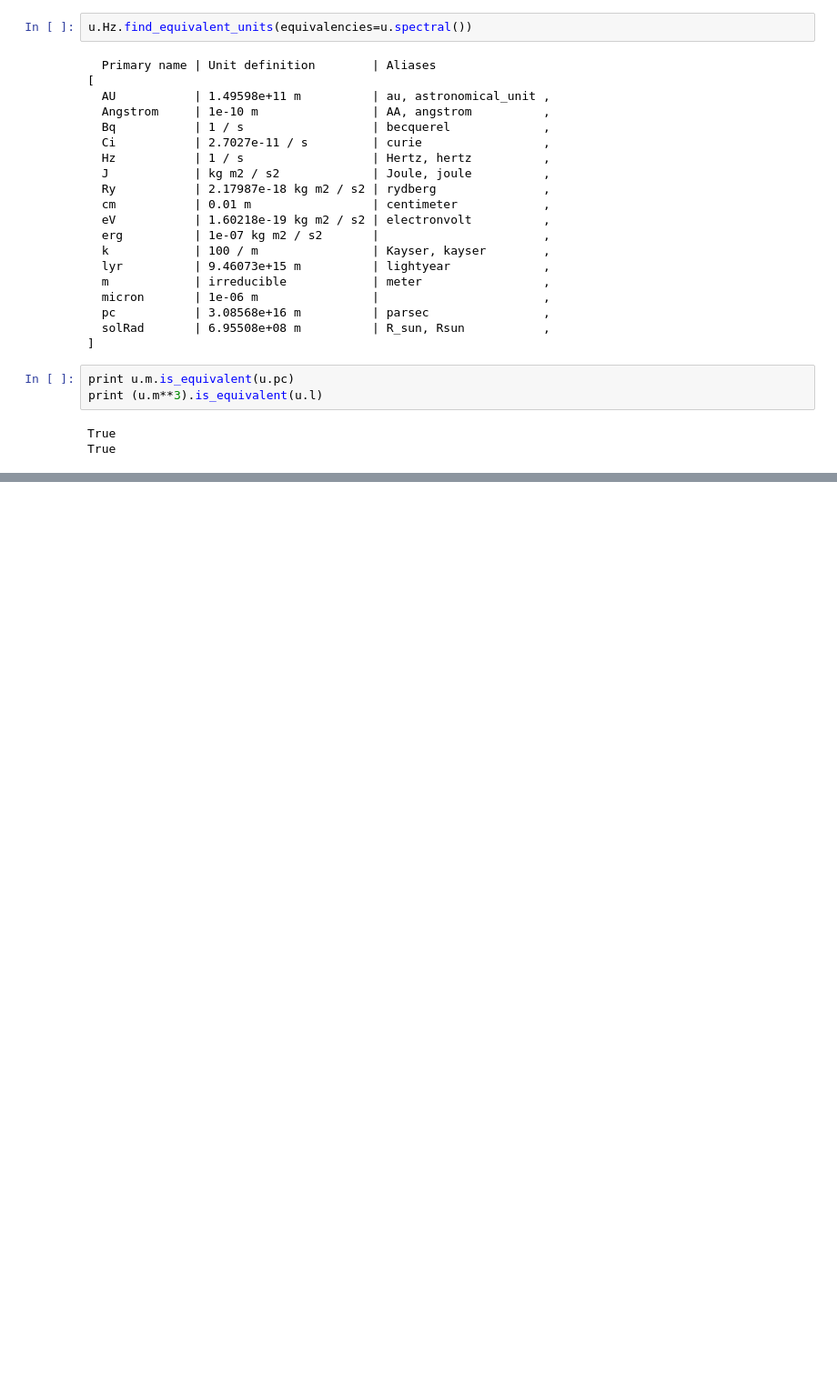
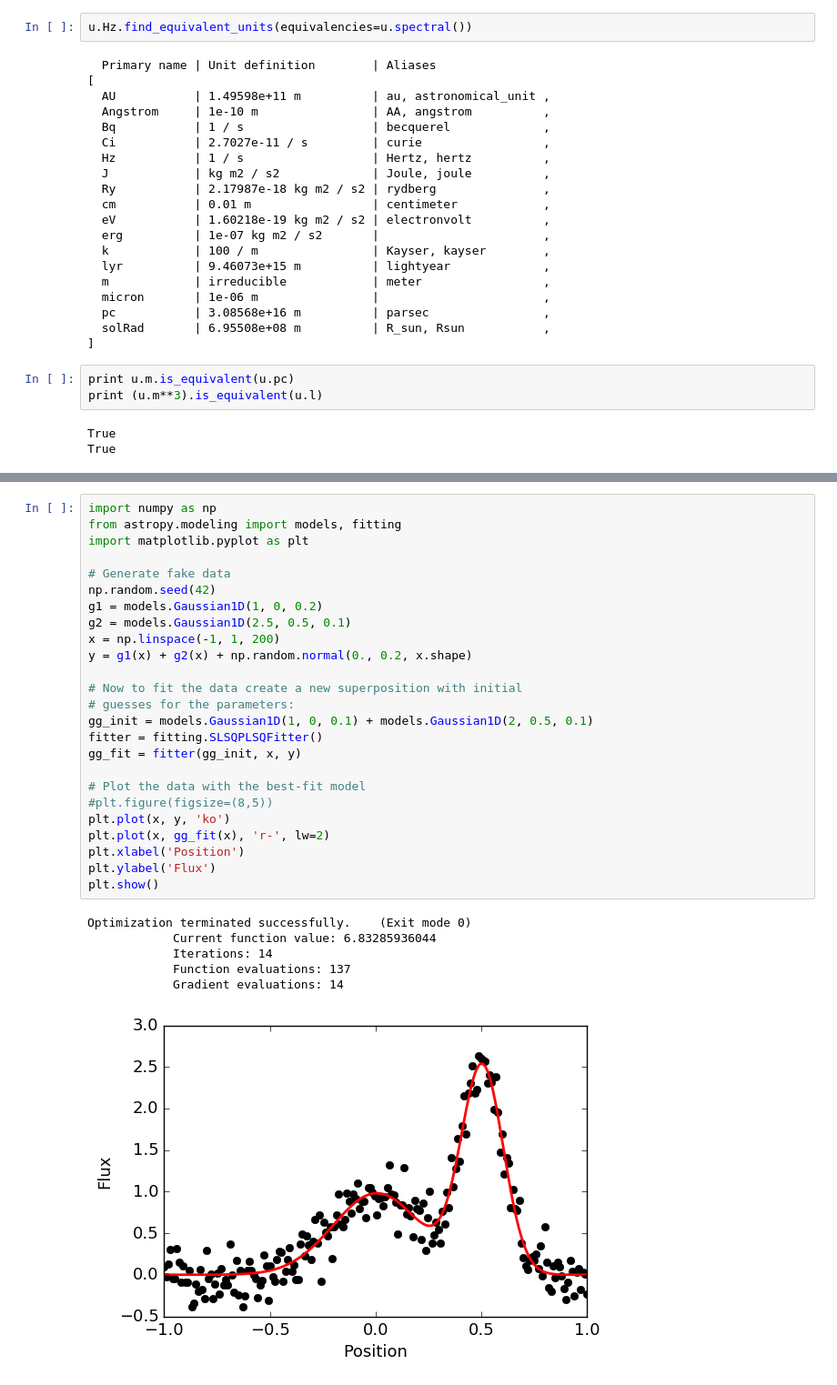
Before and after one commit to astrodoo/CodeExr, a Jupyter notebook: Python/ipynb/Astropy1.ipynb, the cells around one changed output, grey strips where cells are left out. Shown at 91% size. Drawn from its saved outputs; the diff is of its cells as text; blank space fills up the shorter version.

```diff
--- a/Python/ipynb/Astropy1.ipynb
+++ b/Python/ipynb/Astropy1.ipynb
@@ -208,0 +284,32 @@ True
+# %%
+import numpy as np
+from astropy.modeling import models, fitting
+import matplotlib.pyplot as plt
+
+# Generate fake data
+np.random.seed(42)
+g1 = models.Gaussian1D(1, 0, 0.2)
+g2 = models.Gaussian1D(2.5, 0.5, 0.1)
+x = np.linspace(-1, 1, 200)
+y = g1(x) + g2(x) + np.random.normal(0., 0.2, x.shape)
+
+# Now to fit the data create a new superposition with initial
+# guesses for the parameters:
+gg_init = models.Gaussian1D(1, 0, 0.1) + models.Gaussian1D(2, 0.5, 0.1)
+fitter = fitting.SLSQPLSQFitter()
+gg_fit = fitter(gg_init, x, y)
+
+# Plot the data with the best-fit model
+#plt.figure(figsize=(8,5))
+plt.plot(x, y, 'ko')
+plt.plot(x, gg_fit(x), 'r-', lw=2)
+plt.xlabel('Position')
+plt.ylabel('Flux')
+plt.show()
+# %% [output]
+Optimization terminated successfully.    (Exit mode 0)
+            Current function value: 6.83285936044
+            Iterations: 14
+            Function evaluations: 137
+            Gradient evaluations: 14
+[figure, added]
```
Also changed, not shown: parts of 4 cells of this notebook.
